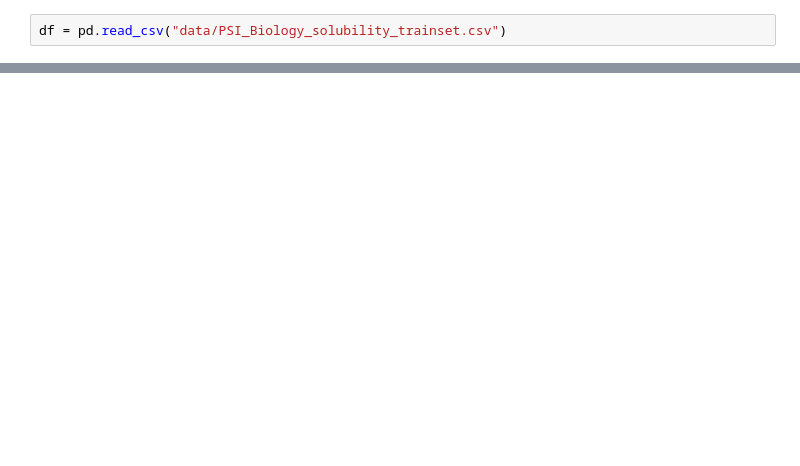
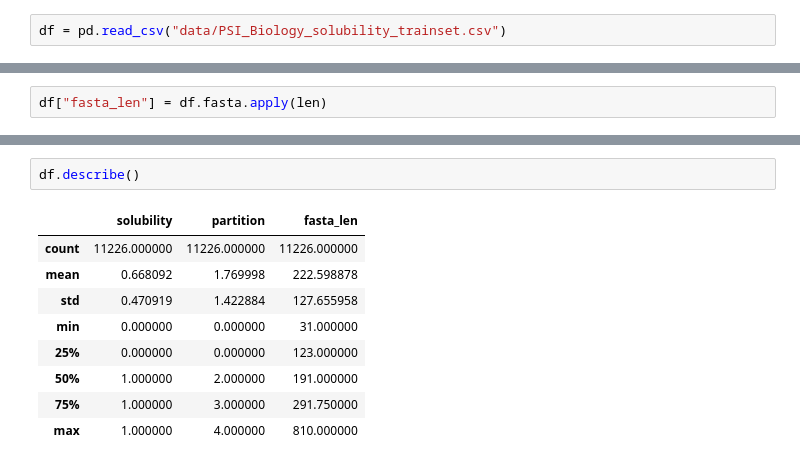
Before and after one commit to CS-433/Protein-Solubility, a Jupyter notebook: Matthew.ipynb, the cells around one changed output, grey strips where cells are left out. Cells and saved outputs as stored; diff of their text form; blank space fills up the shorter version.

```diff
--- a/Matthew.ipynb
+++ b/Matthew.ipynb
@@ -21,0 +32,2 @@ df
+# %%
+df["fasta_len"] = df.fasta.apply(len)
@@ -22 +39,13 @@ df
+# %%
+df.describe()
+# %% [output]
+|  | solubility | partition | fasta_len |
+| count | 11226.000000 | 11226.000000 | 11226.000000 |
+| mean | 0.668092 | 1.769998 | 222.598878 |
+| std | 0.470919 | 1.422884 | 127.655958 |
+| min | 0.000000 | 0.000000 | 31.000000 |
+| 25% | 0.000000 | 0.000000 | 123.000000 |
+| 50% | 1.000000 | 2.000000 | 191.000000 |
+| 75% | 1.000000 | 3.000000 | 291.750000 |
+| max | 1.000000 | 4.000000 | 810.000000 |
 # %%
```
Also changed, not shown: parts of 13 cells of this notebook, 1 other file.
